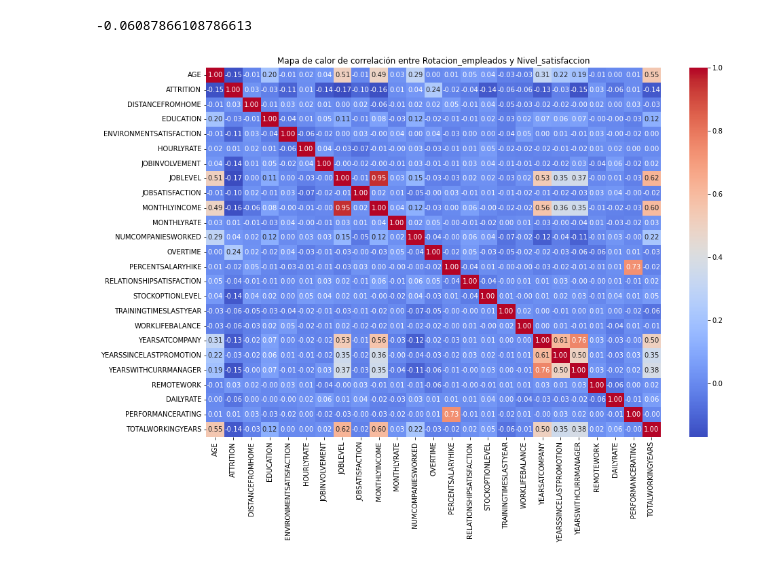
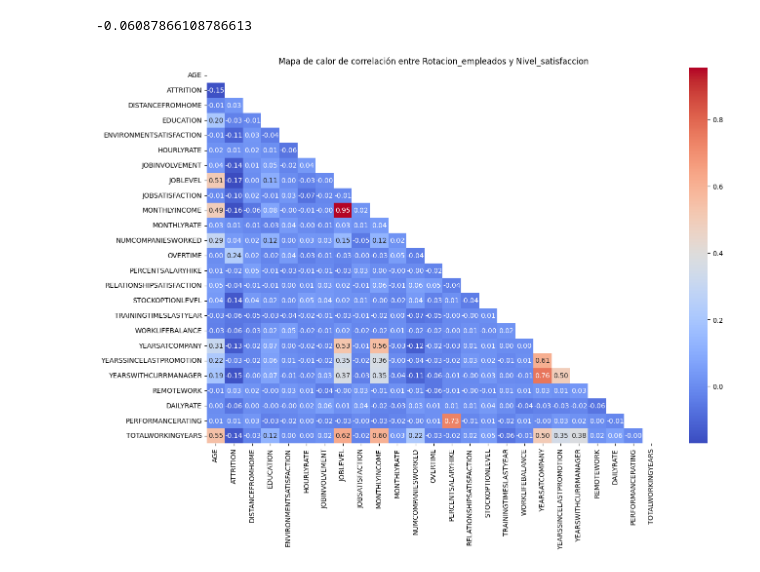
Before and after one commit to rebeca-enma/proyecto-da-promo-G-modulo-3-team-4, a Jupyter notebook: ABTESTING.ipynb, the cells around one changed output. Saved outputs shown, nothing was run; the diff lists cells and outputs as text; code cells hidden in the pictures.

Commit message:
add graphics

```diff
--- a/ABTESTING.ipynb
+++ b/ABTESTING.ipynb
@@ -89,17 +90,18 @@ diferencia_de_medias
 -0.06087866108786613
 # %%
 # Calcular la tabla de correlación
-tabla_correlacion = dfab.corr()
+tabla_correlacion = dfab.corr(numeric_only= True)
+mask = np.triu(np.ones_like(tabla_correlacion, dtype=bool))
 
 # Ajustar el tamaño de la figura
 plt.figure(figsize=(15, 10))
 
 # Visualizar el mapa de calor (heatmap) de la tabla de correlación
-sns.heatmap(tabla_correlacion, annot=True, cmap='coolwarm', fmt=".2f")
+sns.heatmap(tabla_correlacion, annot=True, cmap='coolwarm', fmt=".2f", mask = mask)
 plt.title('Mapa de calor de correlación entre Rotacion_empleados y Nivel_satisfaccion')
 plt.show()
 # %% [output]
-[figure, old version]
+[figure, new version]
 # %%
 tabla_correlacion
 # %% [output]
```
Also changed, not shown: parts of 1 cell of this notebook, 2 other files.
